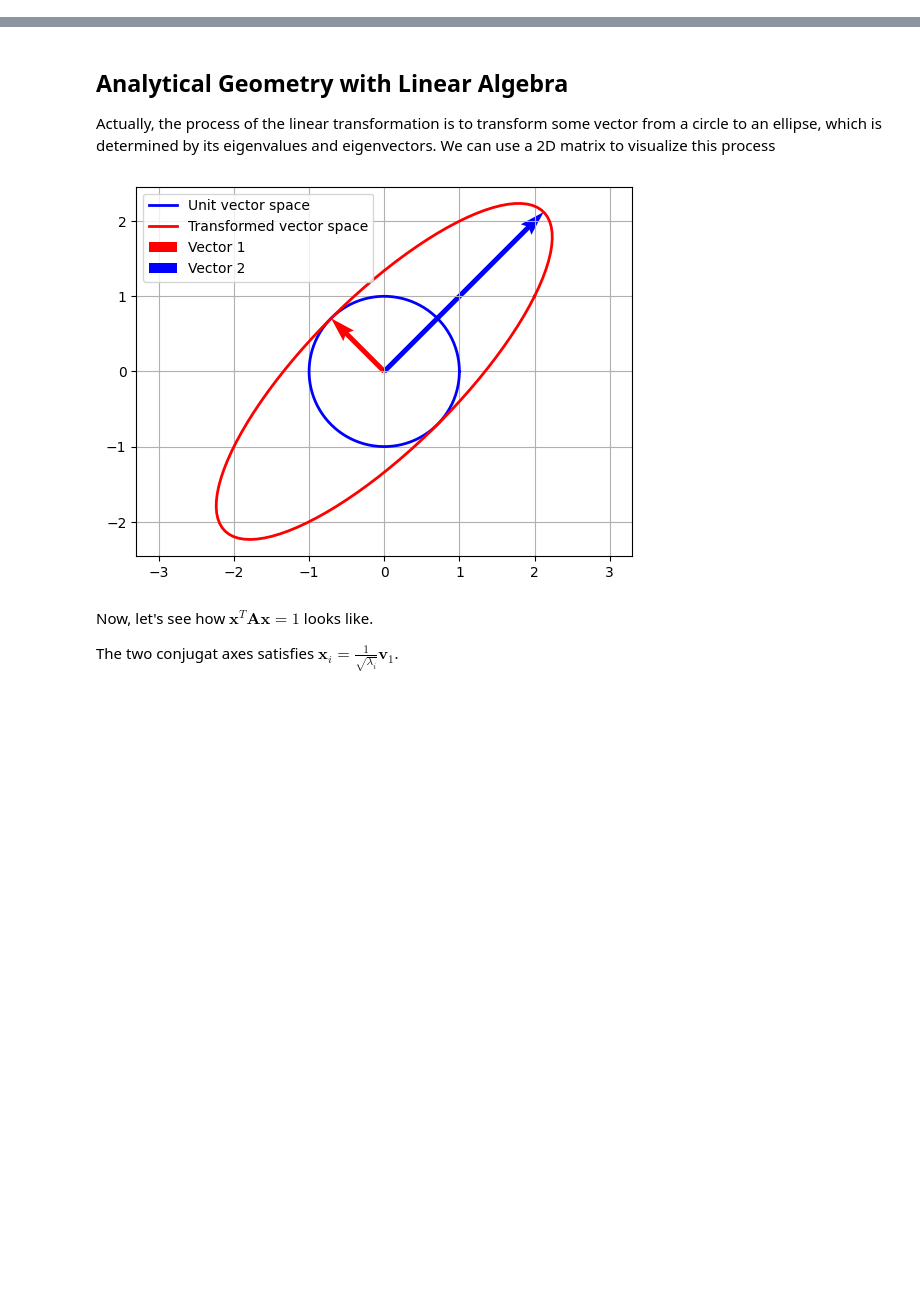
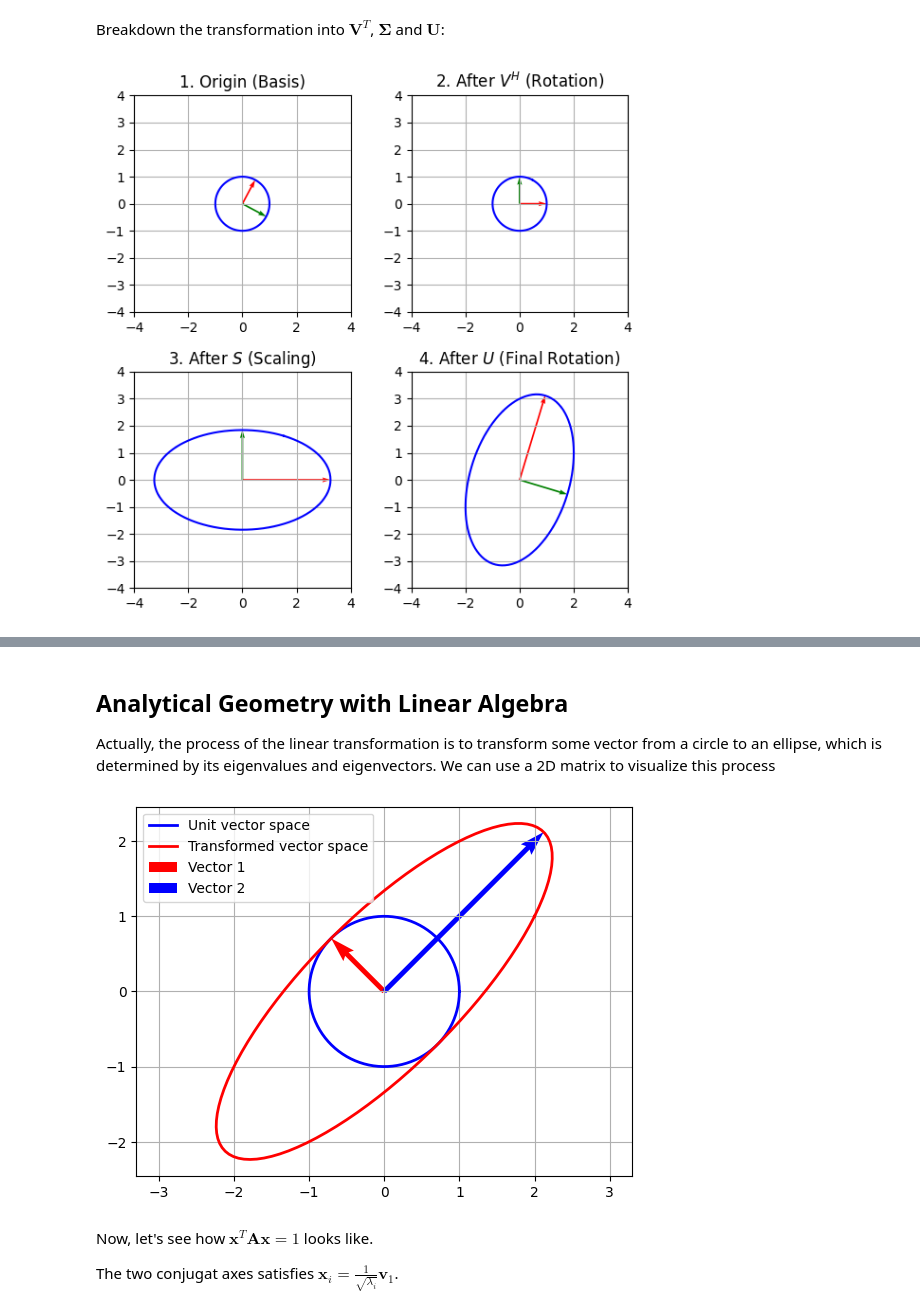
Before and after one commit to pTimYu/numerical-methods-rookie, a Jupyter notebook: basic_knowledges/linear_algebra_visual_illustration.ipynb, the cells around one changed output, grey strips where cells are left out. Cells and saved outputs as stored; diff of their text form; code cells hidden in the pictures; blank space fills up the shorter version.

Commit message:
Add eigenvalue/eigenvector, singular value decomposition contents

```diff
--- a/basic_knowledges/linear_algebra_visual_illustration.ipynb
+++ b/basic_knowledges/linear_algebra_visual_illustration.ipynb
@@ -3,0 +84,65 @@ import matplotlib.pyplot as plt
+# %% [markdown]
+Breakdown the transformation into $\textbf{V}^T$, $\boldsymbol{\Sigma}$ and $\textbf{U}$:
+# %%
+# 1. Define Matrix and Data
+A = np.array([[2, 0], [1, 3]])
+theta = np.linspace(0, 2*np.pi, 100)
+u = np.array([np.cos(theta), np.sin(theta)])
+
+# Standard Basis Vectors (i and j)
+basis = np.array([[1, 0], [0, 1]])
+
+# 2. SVD Decomposition
+U, s_vals, Vh = np.linalg.svd(A) # Vh is V-Hermitian
+S = np.diag(s_vals) # S is returned as a vector, convert to matrix
+
+basis = Vh.T @ basis
+
+# 3. Transform both the Circle and the Basis Vectors
+# Step 1: After Vh
+step_v_c = Vh @ u
+step_v_b = Vh @ basis
+
+# Step 2: After S
+step_s_c = S @ step_v_c
+step_s_b = S @ step_v_b
+
+# Step 3: After U (The final result)
+step_u_c = U @ step_s_c
+step_u_b = U @ step_s_b
+
+# 4. Plotting
+fig, axes = plt.subplots(2, 2, figsize=(6, 6))
+axes = axes.flatten()
+
+data = [
+    (u, basis, "1. Origin (Basis)"),
+    (step_v_c, step_v_b, r"2. After $V^H$ (Rotation)"),
+    (step_s_c, step_s_b, r"3. After $S$ (Scaling)"),
+    (step_u_c, step_u_b, r"4. After $U$ (Final Rotation)")
+]
+
+colors = ['red', 'green'] # Red for x-axis, Green for y-axis
+
+for i, (circle, b_vec, title) in enumerate(data):
+    ax = axes[i]
+    # Plot the circle/ellipse
+    ax.plot(circle[0], circle[1], 'b')
+
+    # Plot the Basis Vectors using Quiver
+    # origin (0,0), direction (x, y)
+    ax.quiver([0, 0], [0, 0], b_vec[0, :], b_vec[1, :],
+              color=colors, angles='xy', scale_units='xy', scale=1)
+
+    ax.set_title(title)
+    ax.grid(True)
+    ax.set_aspect('equal')
+
+    # Keep limits consistent to see the scaling clearly
+    ax.set_xlim(-4, 4)
+    ax.set_ylim(-4, 4)
+
+plt.tight_layout()
+plt.show()
+# %% [output]
+[figure, added]
```
Also changed, not shown: parts of 12 cells of this notebook, 1 other file.
